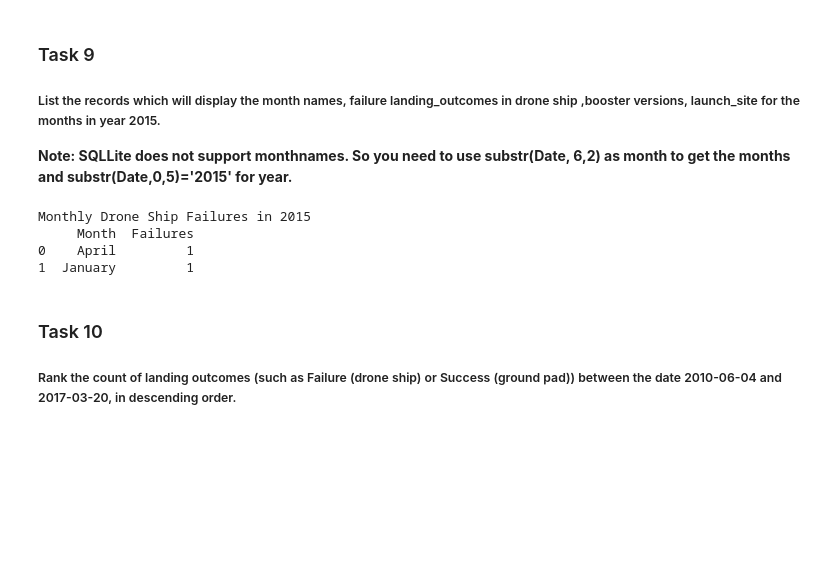
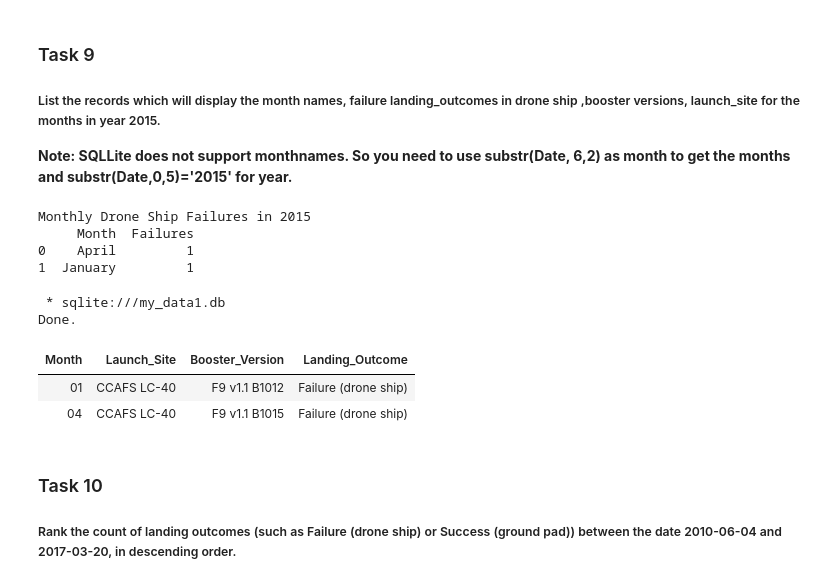
Before and after one commit to Hllnita/JupyterNote, a Jupyter notebook: jupyter-labs-eda-sql-coursera_sqllite.ipynb, the cells around one changed output. Drawn from its saved outputs; the diff is of its cells as text; code cells hidden in the pictures; blank space fills up the shorter version.

```diff
--- a/jupyter-labs-eda-sql-coursera_sqllite.ipynb
+++ b/jupyter-labs-eda-sql-coursera_sqllite.ipynb
@@ -347,6 +452,16 @@ Monthly Drone Ship Failures in 2015
      Month  Failures
 0    April         1
 1  January         1
+# %%
+%sql SELECT substr("Date", 6, 2) AS Month, Launch_Site, Booster_Version, Landing_Outcome \
+FROM SPACEXTABLE \
+WHERE Landing_Outcome = 'Failure (drone ship)' AND substr(Date, 0, 5) = '2015'
+# %% [output]
+ * sqlite:///my_data1.db
+Done.
+| Month | Launch_Site | Booster_Version | Landing_Outcome |
+| 01 | CCAFS LC-40 | F9 v1.1 B1012 | Failure (drone ship) |
+| 04 | CCAFS LC-40 | F9 v1.1 B1015 | Failure (drone ship) |
 # %% [markdown]
 ### Task 10
 
```
Also changed, not shown: parts of 14 cells of this notebook.
